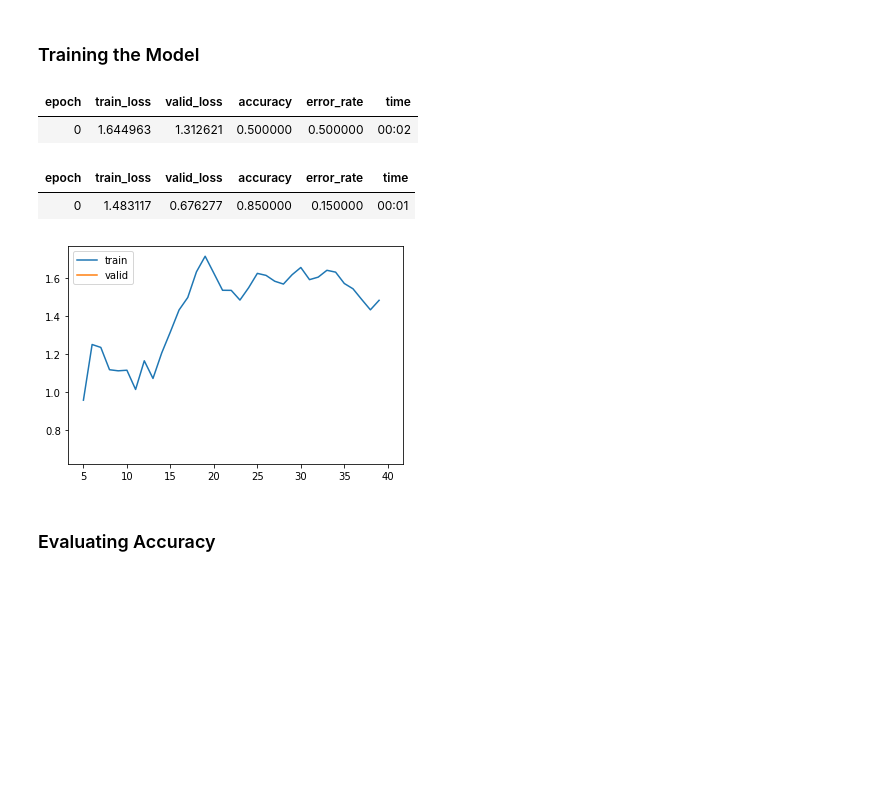
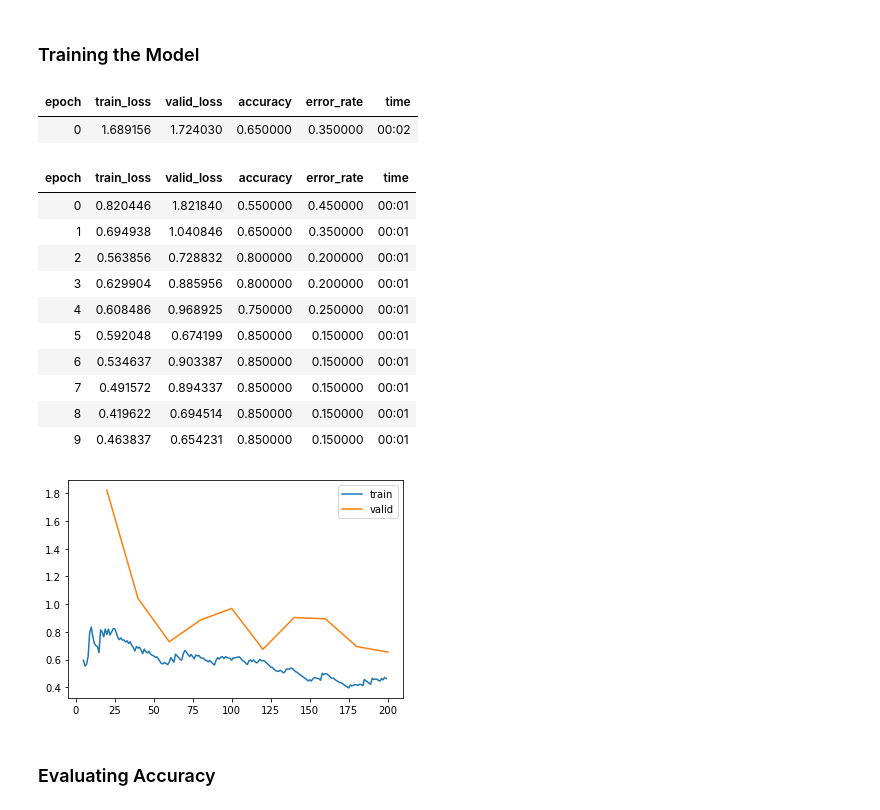
Before and after one commit to Calvin-CS344-23SP/portfolio-repo-TheBguy87, a Jupyter notebook: hw/hw1/hw1.ipynb, the cells around one changed output. Cells and saved outputs as stored; diff of their text form; code cells hidden in the pictures; blank space fills up the shorter version.

```diff
--- a/hw/hw1/hw1.ipynb
+++ b/hw/hw1/hw1.ipynb
@@ -48,7 +48,7 @@ dataloaders = ImageDataLoaders.from_lists(
     path=path, fnames=image_files, labels=labels,
     valid_pct=0.2,
     seed=42,
-    bs=2,
+    bs=4,
     item_tfms=Resize(224)
 )
 
@@ -66,17 +66,26 @@ print(dataloaders.valid.n, "validation images")
 # %%
 learn = vision_learner(
     dls=dataloaders,
     arch=resnet18,
     metrics=[accuracy, error_rate]
 )
-learn.fine_tune(epochs=1)
+learn.fine_tune(epochs=10)
 learn.recorder.plot_loss()
 # %% [output]
 | epoch | train_loss | valid_loss | accuracy | error_rate | time |
-| 0 | 1.644963 | 1.312621 | 0.500000 | 0.500000 | 00:02 |
+| 0 | 1.689156 | 1.724030 | 0.650000 | 0.350000 | 00:02 |
 | epoch | train_loss | valid_loss | accuracy | error_rate | time |
-| 0 | 1.483117 | 0.676277 | 0.850000 | 0.150000 | 00:01 |
+| 0 | 0.820446 | 1.821840 | 0.550000 | 0.450000 | 00:01 |
+| 1 | 0.694938 | 1.040846 | 0.650000 | 0.350000 | 00:01 |
+| 2 | 0.563856 | 0.728832 | 0.800000 | 0.200000 | 00:01 |
+| 3 | 0.629904 | 0.885956 | 0.800000 | 0.200000 | 00:01 |
+| 4 | 0.608486 | 0.968925 | 0.750000 | 0.250000 | 00:01 |
+| 5 | 0.592048 | 0.674199 | 0.850000 | 0.150000 | 00:01 |
+| 6 | 0.534637 | 0.903387 | 0.850000 | 0.150000 | 00:01 |
+| 7 | 0.491572 | 0.894337 | 0.850000 | 0.150000 | 00:01 |
+| 8 | 0.419622 | 0.694514 | 0.850000 | 0.150000 | 00:01 |
+| 9 | 0.463837 | 0.654231 | 0.850000 | 0.150000 | 00:01 |
-[figure, old version]
+[figure, new version]
 # %% [markdown]
 ### Evaluating Accuracy
 # %% [markdown]
```
Also changed, not shown: parts of 4 cells of this notebook.
